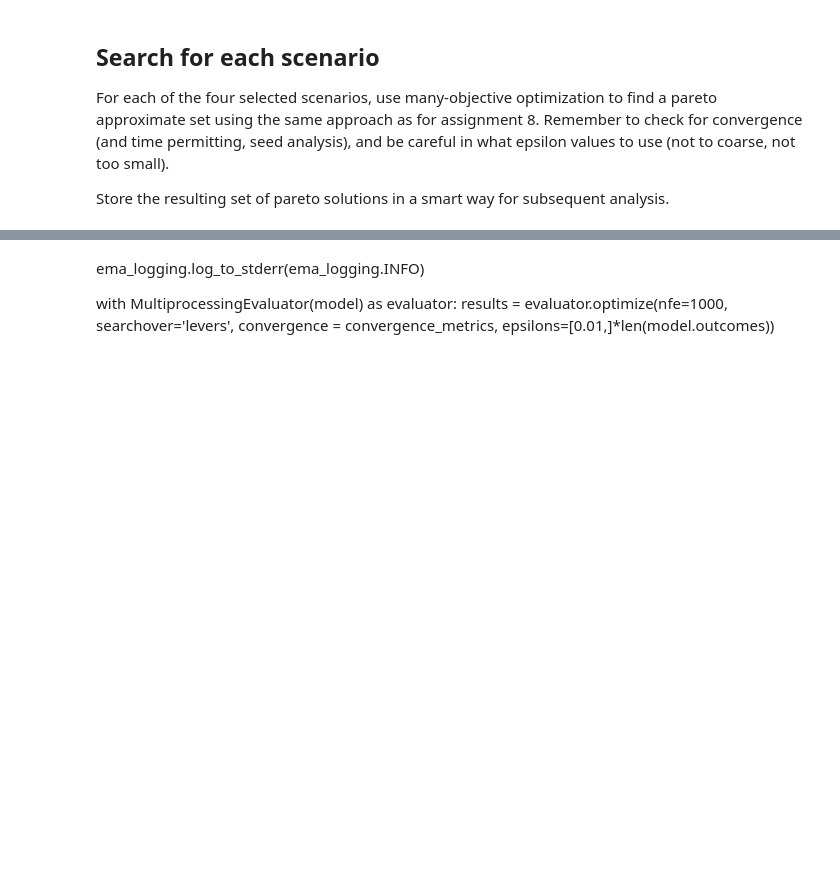
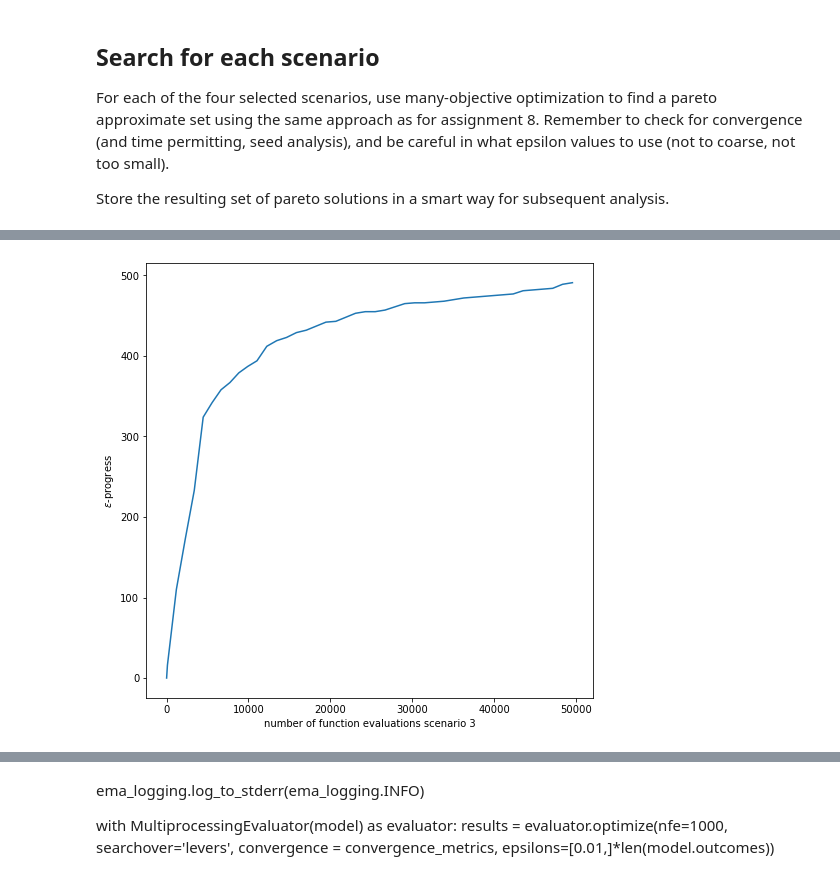
Before and after one commit to tamarvooijs/MBDM, a Jupyter notebook: Week 5-6 - robustness and direct search/assignment 9 - multi-scenario MORDM.ipynb, the cells around one changed output, grey strips where cells are left out. Cells and saved outputs as stored; diff of their text form; code cells hidden in the pictures; blank space fills up the shorter version.

```diff
--- a/Week 5-6 - robustness and direct search/assignment 9 - multi-scenario MORDM.ipynb
+++ b/Week 5-6 - robustness and direct search/assignment 9 - multi-scenario MORDM.ipynb
@@ -196,0 +373,17 @@ plt.show()
+# %%
+%%time
+
+results_3_file = "results/results_3.csv"
+convergence_3_file = "results/convergence_3.csv"
+
+try:
+    # Only run the experiments again if data hasn't been generated yet
+    results_3 = pd.read_csv("results/results_3.csv")
+    convergence_3 = pd.read_csv("results/convergence_3.csv")
+except IOError:
+    with MultiprocessingEvaluator(model) as evaluator:
+        results_3, convergence_3 = evaluator.optimize(nfe=50000, searchover='levers', convergence = convergence_metrics, reference=reference[3],
+                                 epsilons=[0.01,]*len(model.outcomes))
+
+    results_3.to_csv("results/results_3.csv")
+    convergence_3.to_csv("results/convergence_3.csv")
@@ -196,0 +409,9 @@ plt.show()
+# %%
+fig, ax = plt.subplots(ncols=1, sharex=True, figsize=(8,8))
+ax.plot(convergence_3.nfe, convergence_3.epsilon_progress)
+ax.set_ylabel('$\epsilon$-progress')
+ax.set_xlabel('number of function evaluations scenario 3')
+
+plt.show()
+# %% [output]
+[figure, added]
```
Also changed, not shown: parts of 21 cells of this notebook, 11 other files.
